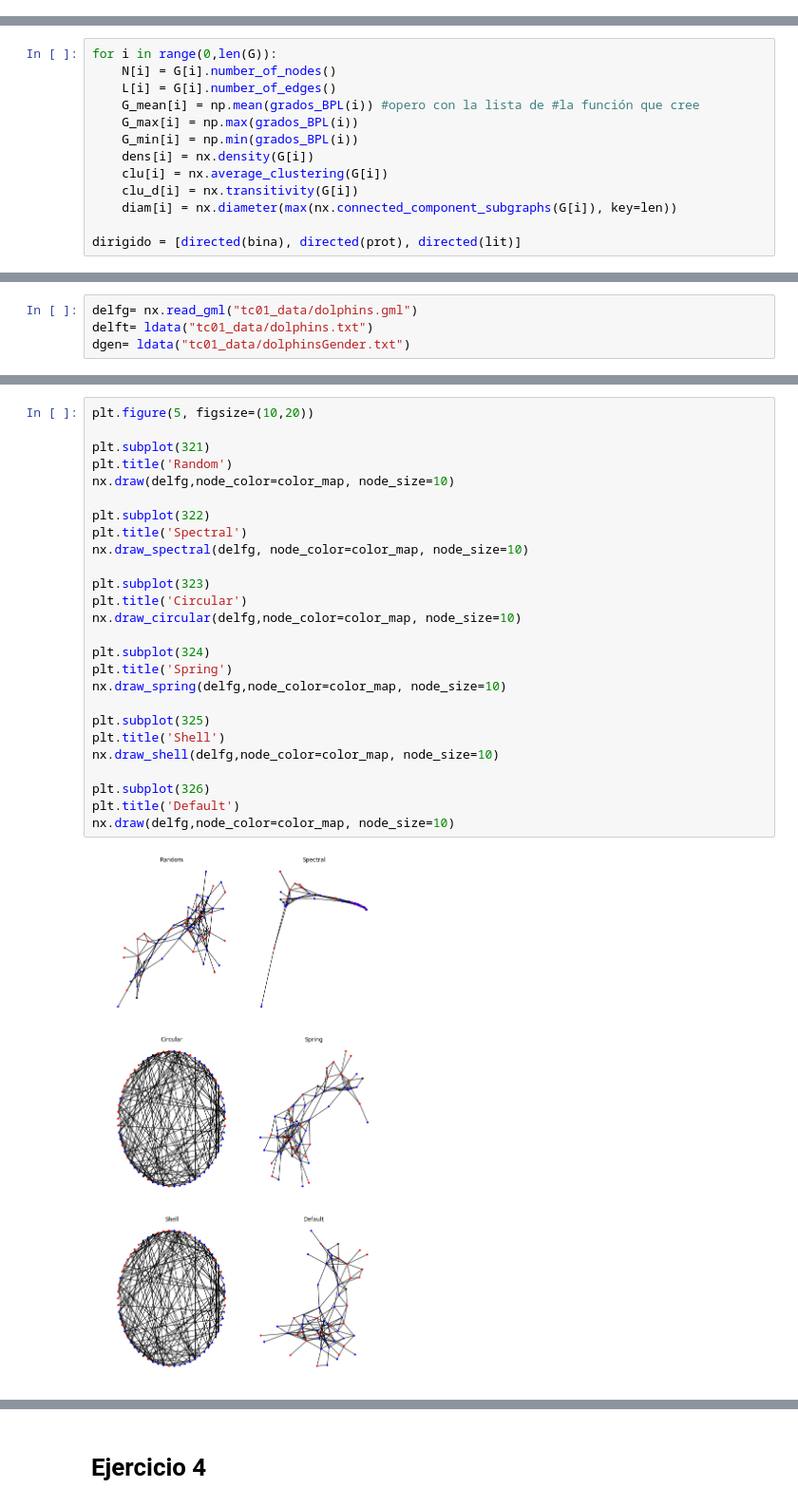
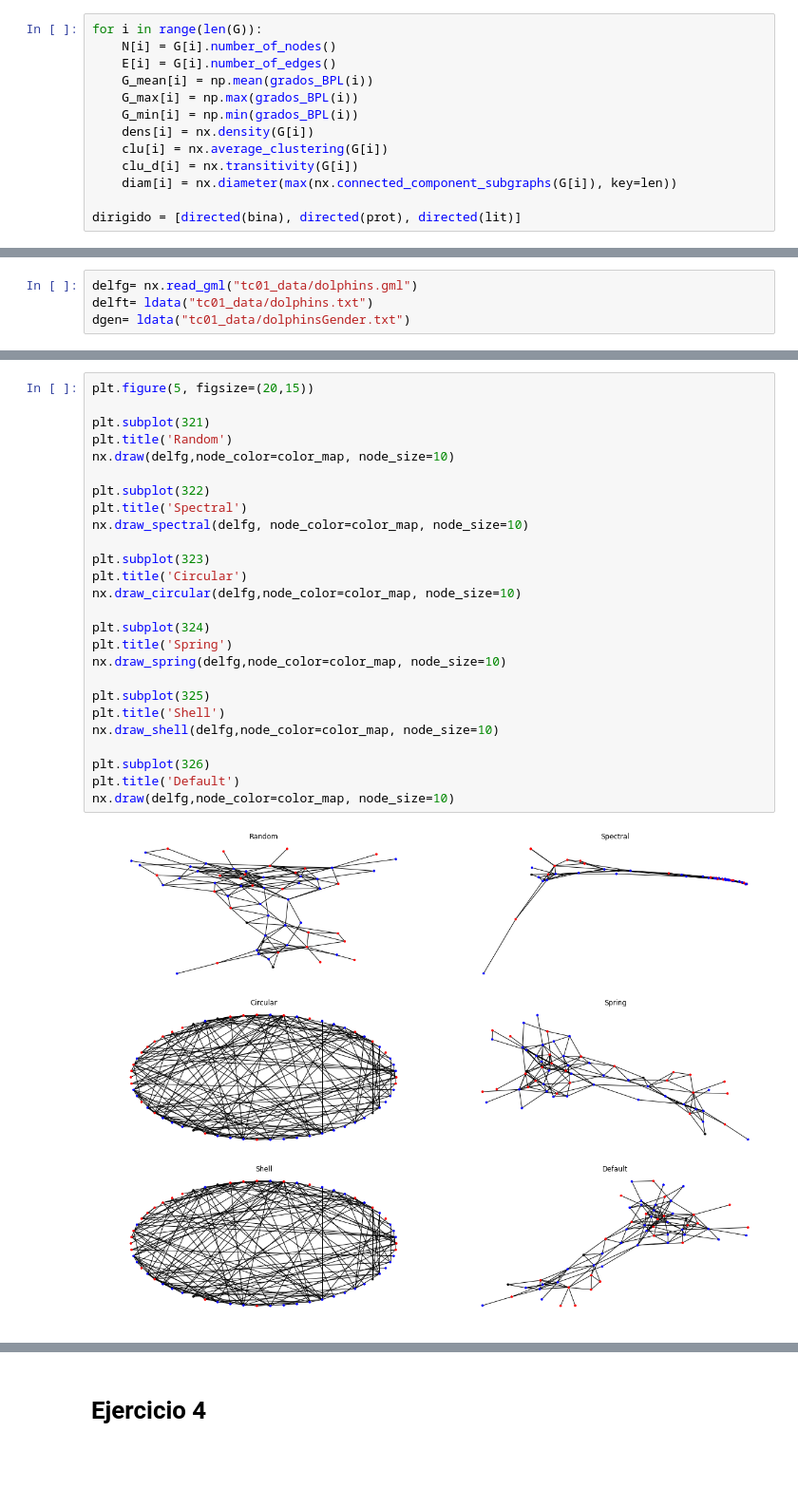
Before and after one commit to leialorenzo/Redes, a Jupyter notebook: TP1.ipynb, the cells around one changed output, grey strips where cells are left out. Shown at 95% size. Drawn from its saved outputs; the diff is of its cells as text; blank space fills up the shorter version.

```diff
--- a/TP1.ipynb
+++ b/TP1.ipynb
@@ -44,0 +106,13 @@ nx.draw(L, with_labels=False,node_color="red", node_size=5, width=2)
+# %%
+for i in range(len(G)):
+    N[i] = G[i].number_of_nodes()
+    E[i] = G[i].number_of_edges()
+    G_mean[i] = np.mean(grados_BPL(i))
+    G_max[i] = np.max(grados_BPL(i))
+    G_min[i] = np.min(grados_BPL(i))
+    dens[i] = nx.density(G[i])
+    clu[i] = nx.average_clustering(G[i])
+    clu_d[i] = nx.transitivity(G[i])
+    diam[i] = nx.diameter(max(nx.connected_component_subgraphs(G[i]), key=len))
+
+dirigido = [directed(bina), directed(prot), directed(lit)]
@@ -93,13 +153,0 @@ def directed(A):
-# %%
-for i in range(0,len(G)):
-    N[i] = G[i].number_of_nodes()
-    L[i] = G[i].number_of_edges()
-    G_mean[i] = np.mean(grados_BPL(i)) #opero con la lista de #la función que cree
-    G_max[i] = np.max(grados_BPL(i))
-    G_min[i] = np.min(grados_BPL(i))
-    dens[i] = nx.density(G[i])
-    clu[i] = nx.average_clustering(G[i])
-    clu_d[i] = nx.transitivity(G[i])
-    diam[i] = nx.diameter(max(nx.connected_component_subgraphs(G[i]), key=len))
-
-dirigido = [directed(bina), directed(prot), directed(lit)]
@@ -167,28 +187,28 @@ nx.draw(delfg, node_color= color_map,  node_size=100)
 # %%
-plt.figure(5, figsize=(10,20))
+plt.figure(5, figsize=(20,15))
 
 plt.subplot(321)
 plt.title('Random')
 nx.draw(delfg,node_color=color_map, node_size=10)
 
 plt.subplot(322)
 plt.title('Spectral')
 nx.draw_spectral(delfg, node_color=color_map, node_size=10)
 
 plt.subplot(323)
 plt.title('Circular')
 nx.draw_circular(delfg,node_color=color_map, node_size=10)
 
 plt.subplot(324)
 plt.title('Spring')
 nx.draw_spring(delfg,node_color=color_map, node_size=10)
 
 plt.subplot(325)
 plt.title('Shell')
 nx.draw_shell(delfg,node_color=color_map, node_size=10)
 
 plt.subplot(326)
 plt.title('Default')
 nx.draw(delfg,node_color=color_map, node_size=10)
 # %% [output]
-[figure, old version]
+[figure, new version]
```
Also changed, not shown: parts of 47 cells of this notebook.
